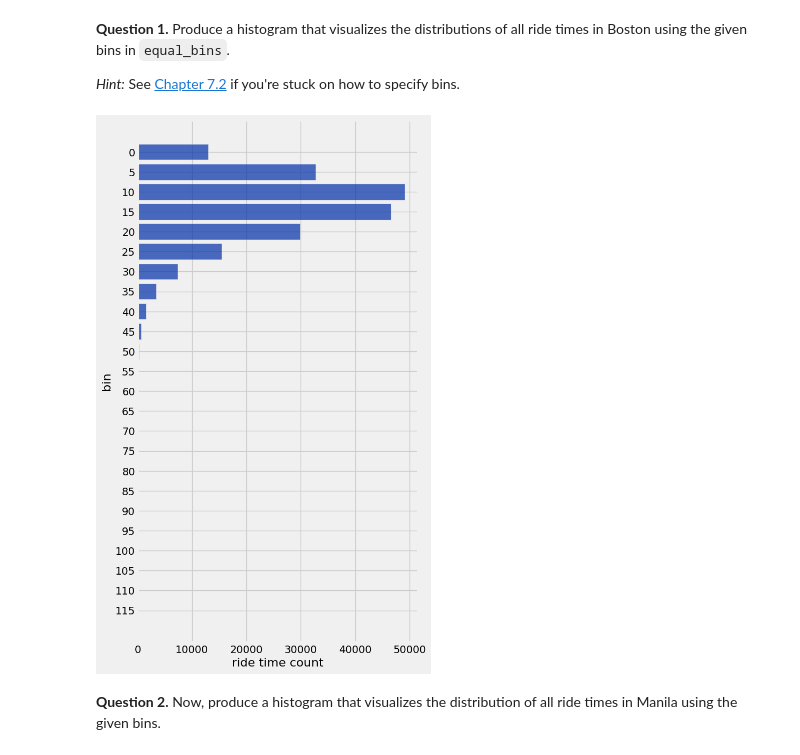
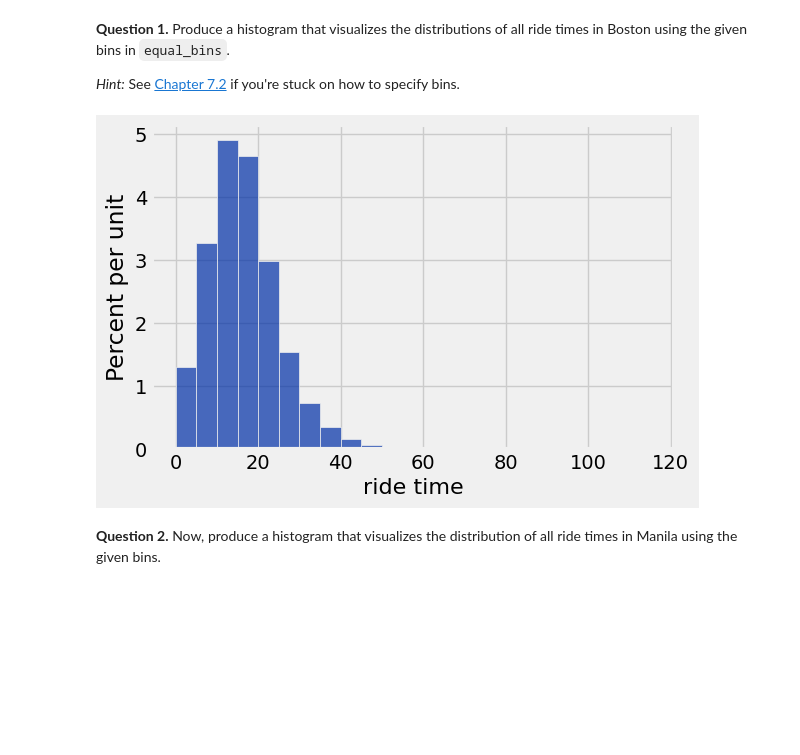
Before and after one commit to kwagoner1/DATA_FALL, a Jupyter notebook: hw03/hw03.ipynb, the cells around one changed output. Drawn from its saved outputs; the diff is of its cells as text; code cells hidden in the pictures; blank space fills up the shorter version.

```diff
--- a/hw03/hw03.ipynb
+++ b/hw03/hw03.ipynb
@@ -340,10 +354,10 @@ Manila Table
 *Hint:* See [Chapter 7.2](https://inferentialthinking.com/chapters/07/2/Visualizing_Numerical_Distributions.html) if you're stuck on how to specify bins.
 # %%
 equal_bins = np.arange(0, 120, 5)
-Rides = boston.bin('ride time',bins = equal_bins)
-Rides.barh('bin')
+Rides = boston.hist('ride time',bins = equal_bins)
+Rides
 # %% [output]
-[figure, old version]
+[figure, new version]
 # %% [markdown]
 <!-- END QUESTION -->
 
```
Also changed, not shown: parts of 18 cells of this notebook, 4 other files.
